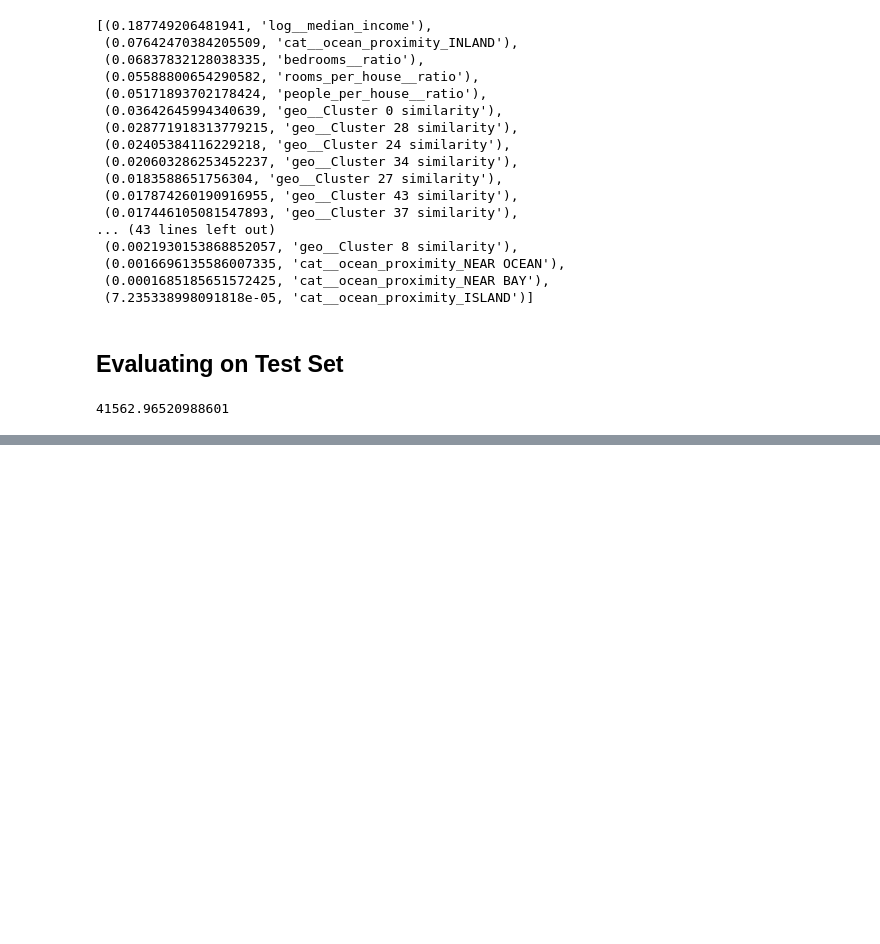
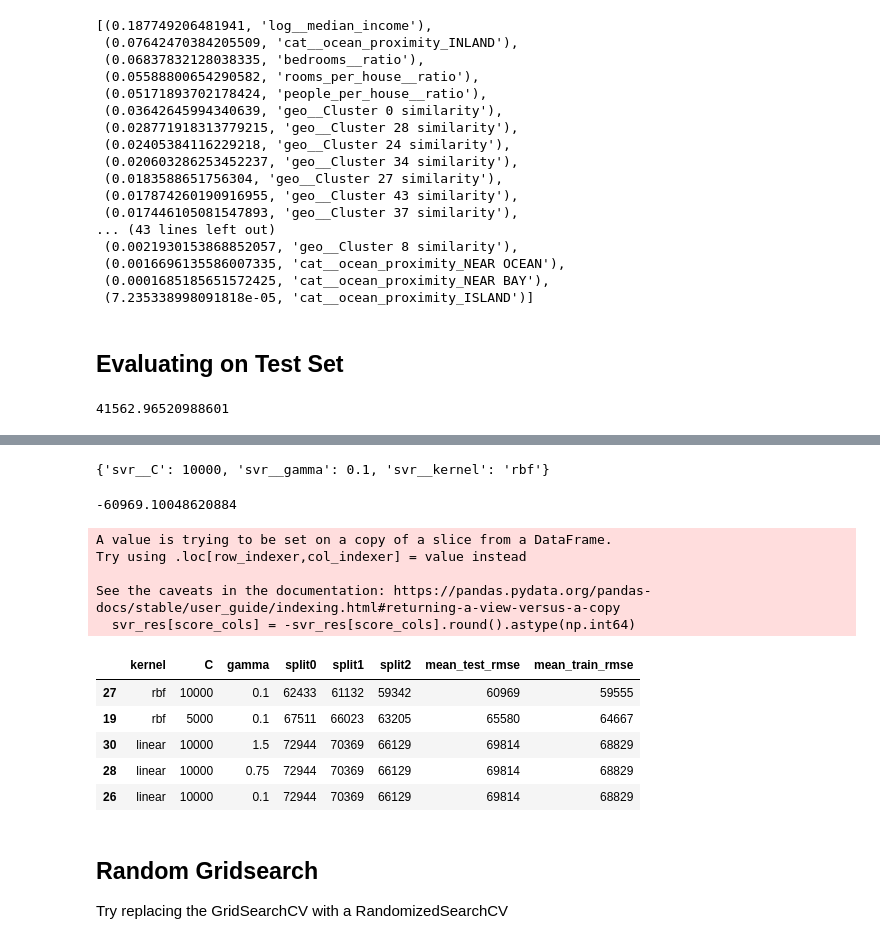
Before and after one commit to mduncan23/badal-book, a Jupyter notebook: Chapter 1 and 2.ipynb, the cells around one changed output, grey strips where cells are left out. Cells and saved outputs as stored; diff of their text form; code cells hidden in the pictures; blank space fills up the shorter version.

```diff
--- a/Chapter 1 and 2.ipynb
+++ b/Chapter 1 and 2.ipynb
@@ -2056,0 +2119,12 @@ print(final_rmse)
+# %%
+# creating GS
+svr_gs = GridSearchCV(svr_model,
+                      param_grid=param_grid,
+                      scoring='neg_root_mean_squared_error',
+                      cv=3,
+                      verbose=1,
+                      return_train_score=True,
+                      n_jobs=3)
+
+# fitting gs
+svr_gs.fit(housing_small, housing_labels_small)
@@ -2056,0 +2150,47 @@ print(final_rmse)
+# %%
+svr_gs.best_params_
+# %% [output]
+{'svr__C': 10000, 'svr__gamma': 0.1, 'svr__kernel': 'rbf'}
+# %%
+svr_gs.best_score_
+# %% [output]
+-60969.10048620884
+# %%
+# putting the results into a dataframe
+svr_results = pd.DataFrame(svr_gs.cv_results_)
+# %%
+# sorting results so that best is on top
+svr_results.sort_values(by='mean_test_score', ascending=False, inplace=True)
+
+# keeping only relevant cols
+svr_res = svr_results[["param_svr__kernel", 'param_svr__C',
+                       'param_svr__gamma', "split0_test_score",
+                       "split1_test_score", "split2_test_score",
+                       "mean_test_score", "mean_train_score"]]
+
+# list of cols to rename
+score_cols = ["split0", "split1", "split2", "mean_test_rmse", "mean_train_rmse"]
+
+# renaming cols
+svr_res.columns = ["kernel", 'C', 'gamma'] + score_cols
+
+# converting nums to int and making not neg
+svr_res[score_cols] = -svr_res[score_cols].round().astype(np.int64)
+
+# display results
+svr_res.head()
+# %% [output]
+A value is trying to be set on a copy of a slice from a DataFrame.
+Try using .loc[row_indexer,col_indexer] = value instead
+
+See the caveats in the documentation: https://pandas.pydata.org/pandas-docs/stable/user_guide/indexing.html#returning-a-view-versus-a-copy
+  svr_res[score_cols] = -svr_res[score_cols].round().astype(np.int64)
+|  | kernel | C | gamma | split0 | split1 | split2 | mean_test_rmse | mean_train_rmse |
+| 27 | rbf | 10000 | 0.1 | 62433 | 61132 | 59342 | 60969 | 59555 |
+| 19 | rbf | 5000 | 0.1 | 67511 | 66023 | 63205 | 65580 | 64667 |
+| 30 | linear | 10000 | 1.5 | 72944 | 70369 | 66129 | 69814 | 68829 |
+| 28 | linear | 10000 | 0.75 | 72944 | 70369 | 66129 | 69814 | 68829 |
+| 26 | linear | 10000 | 0.1 | 72944 | 70369 | 66129 | 69814 | 68829 |
+# %% [markdown]
+## Random Gridsearch
+Try replacing the GridSearchCV with a RandomizedSearchCV
```
Also changed, not shown: parts of 37 cells of this notebook.
